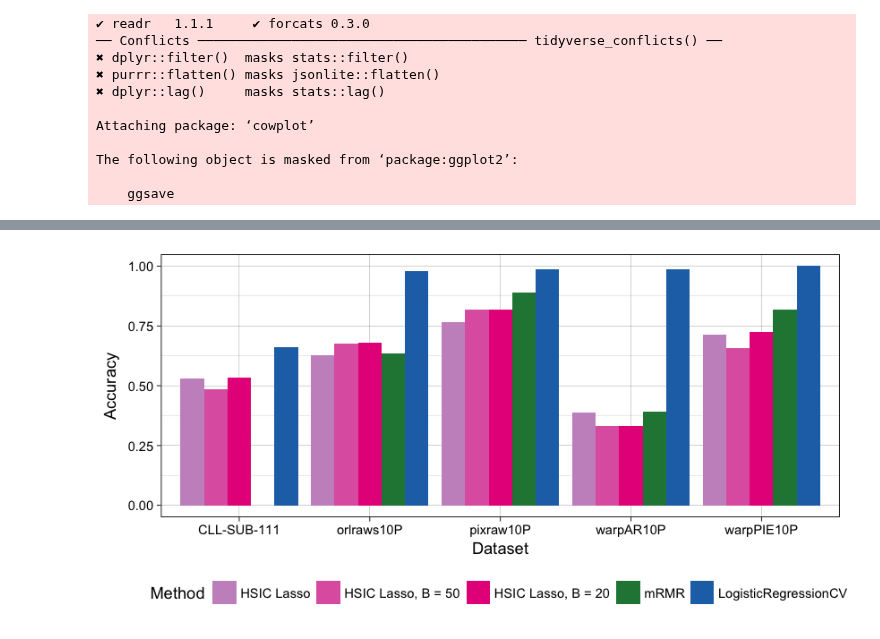
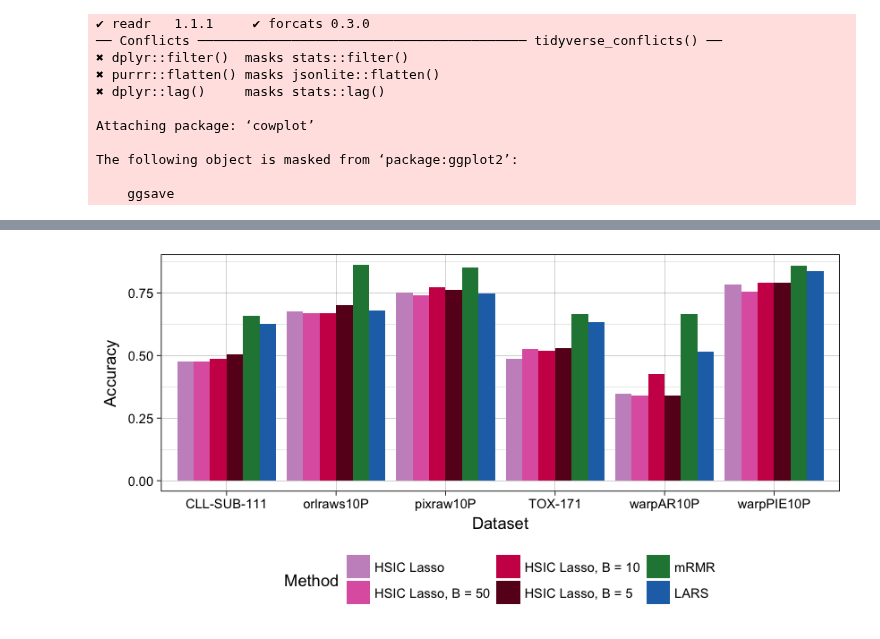
Before and after one commit to hclimente/nori, a Jupyter notebook: doc/benchmark_real.ipynb, the cells around one changed output, grey strips where cells are left out. Saved outputs shown, nothing was run; the diff lists cells and outputs as text; code cells hidden in the pictures.

```diff
--- a/doc/benchmark_real.ipynb
+++ b/doc/benchmark_real.ipynb
@@ -5,11 +5,11 @@ library(cowplot)
 palette <- c('HSIC Lasso' = '#c994c7', 'HSIC Lasso, B = 50' = '#df65b0',
              'HSIC Lasso, B = 20' = '#e7298a', 'HSIC Lasso, B = 10' = '#ce1256',
              'HSIC Lasso, B = 5' = '#67001f',
-             'LogisticRegressionCV' = '#2171b5', 'mRMR' = '#238443')
+             'LARS' = '#2171b5', 'mRMR' = '#238443')
 methods <- c('HSIC Lasso', 'HSIC Lasso, B = 50',
              'HSIC Lasso, B = 40','HSIC Lasso, B = 30',
              'HSIC Lasso, B = 20','HSIC Lasso, B = 10',
-             'HSIC Lasso, B = 5', 'mRMR', 'LogisticRegressionCV')
+             'HSIC Lasso, B = 5', 'mRMR', 'LARS')
 samples <-  c('100 samples', '1000 samples', '10000 samples')
 feats <-  c('1000 features', '2500 features', '5000 features', '10000 features')
 
@@ -17,9 +17,12 @@ summarize_benchmark <- function(x) {
 
     label <- strsplit(x, '/') %>% unlist %>% .[4] %>% gsub('_prediction.tsv', '', .)
 
-    read_tsv(x, col_types = 'ciiiiid') %>%
-        mutate(model = gsub('hsic_lasso', 'HSIC Lasso', model),
-               model = gsub('-b', ', B = ', model)) %>%
+    read_tsv(x, col_types = 'ciid') %>%
+        mutate(model = gsub('HSIC_lasso', 'HSIC Lasso', model),
+               model = gsub('-B=0', '', model),
+               model = gsub('-B=', ', B = ', model),
+               model = gsub('-M=3', '', model),
+               model = factor(model, levels = methods)) %>%
         group_by(model) %>%
         summarize(n = n(), ended = sum(!is.na(accuracy)),
                   sem = sd(accuracy) / sqrt(ended), accuracy = mean(accuracy) ) %>%
@@ -49,8 +52,10 @@ pixraw10P <- summarize_benchmark('../results/asu/pixraw10P_prediction.tsv')
 warpAR10P <- summarize_benchmark('../results/asu/warpAR10P_prediction.tsv')
 orlraws10P <- summarize_benchmark('../results/asu/orlraws10P_prediction.tsv')
 warpPIE10P <- summarize_benchmark('../results/asu/warpPIE10P_prediction.tsv')
+tox171 <- summarize_benchmark('../results/asu/TOX-171_prediction.tsv')
 
-predictions <- bind_rows(CLLSUB111, pixraw10P, warpAR10P, orlraws10P, warpPIE10P) %>%
+predictions <- bind_rows(CLLSUB111, pixraw10P, warpAR10P,
+                         orlraws10P, warpPIE10P, tox171) %>%
     mutate(model = factor(model, levels = methods))
 
 options(repr.plot.width=7, repr.plot.height=3.5)
@@ -67,4 +70,4 @@ Warning message:
-[figure, old version]
+[figure, new version]
 # %%
 read_benchmark <- function(x) {
 
```
Also changed, not shown: parts of 4 cells of this notebook.
